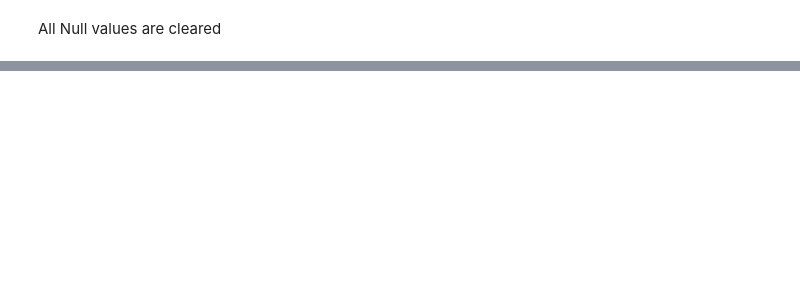
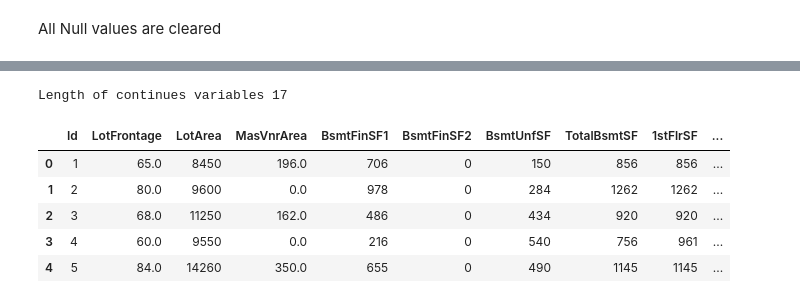
Before and after one commit to Muhliscm/-66daysofdata, a Jupyter notebook: Python/30052021 Housing data Kaggle/House_price_prediction_kaggle.ipynb, the cells around one changed output, grey strips where cells are left out. Cells and saved outputs as stored; diff of their text form; code cells hidden in the pictures; blank space fills up the shorter version.

```diff
--- a/Python/30052021 Housing data Kaggle/House_price_prediction_kaggle.ipynb
+++ b/Python/30052021 Housing data Kaggle/House_price_prediction_kaggle.ipynb
@@ -435,0 +535,5 @@ train_df.head()
+# %%
+# Sepearating year features
+year_variables = [i for i in train_df.columns if "Yr" in i or "Year" in i]
+print("Number of year features: ",len(year_variables))
+train_df[year_variables].head()
@@ -435,0 +548,7 @@ train_df.head()
+# %%
+#Separating continues variables
+cont_variables = [i for i in train_df.columns if i not in cat_variables and i not in year_variables]
+# %%
+# Finding number of unique values in dataset
+for i in train_df.columns:
+  print(i, "has", train_df[i].nunique(), "values")
@@ -435,0 +573,5 @@ train_df.head()
+# %%
+# find ordinal data from numerical data
+ordinal_data = [i for i in cont_variables if train_df[i].nunique() < 50]
+print("number of ordinal data", len(ordinal_data))
+train_df[ordinal_data].head()
@@ -435,0 +586,13 @@ train_df.head()
+# %%
+# updating continues variables
+cont_variables = [i for i in cont_variables if i not in ordinal_data]
+print("Length of continues variables", len(cont_variables))
+train_df[cont_variables].head()
+# %% [output]
+Length of continues variables 17
+|  | Id | LotFrontage | LotArea | MasVnrArea | BsmtFinSF1 | BsmtFinSF2 | BsmtUnfSF | TotalBsmtSF | 1stFlrSF | ... |
+| 0 | 1 | 65.0 | 8450 | 196.0 | 706 | 0 | 150 | 856 | 856 | ... |
+| 1 | 2 | 80.0 | 9600 | 0.0 | 978 | 0 | 284 | 1262 | 1262 | ... |
+| 2 | 3 | 68.0 | 11250 | 162.0 | 486 | 0 | 434 | 920 | 920 | ... |
+| 3 | 4 | 60.0 | 9550 | 0.0 | 216 | 0 | 540 | 756 | 961 | ... |
+| 4 | 5 | 84.0 | 14260 | 350.0 | 655 | 0 | 490 | 1145 | 1145 | ... |
```
Also changed, not shown: parts of 39 cells of this notebook, 9 other files.
